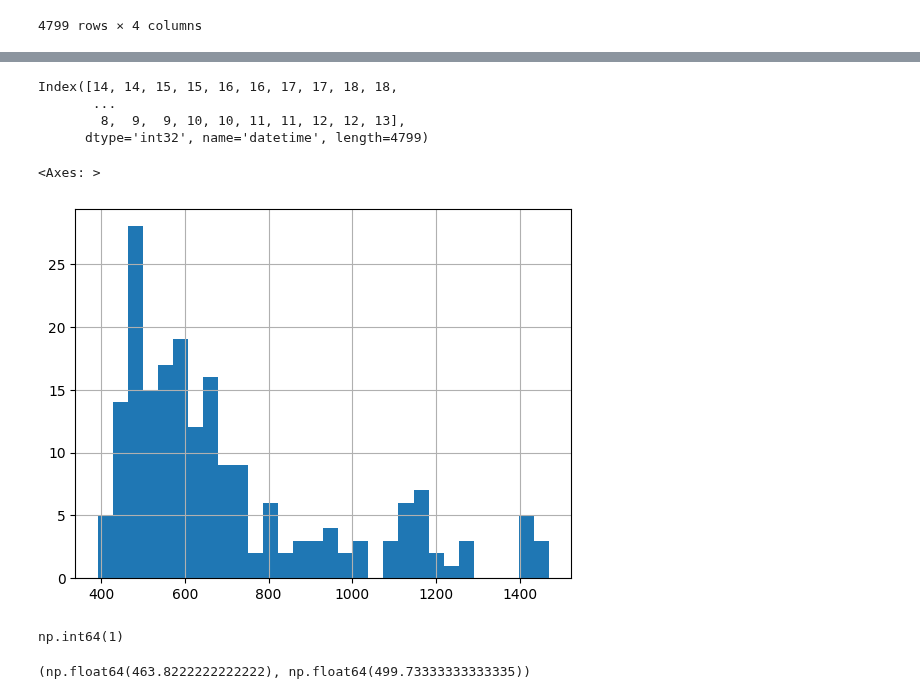
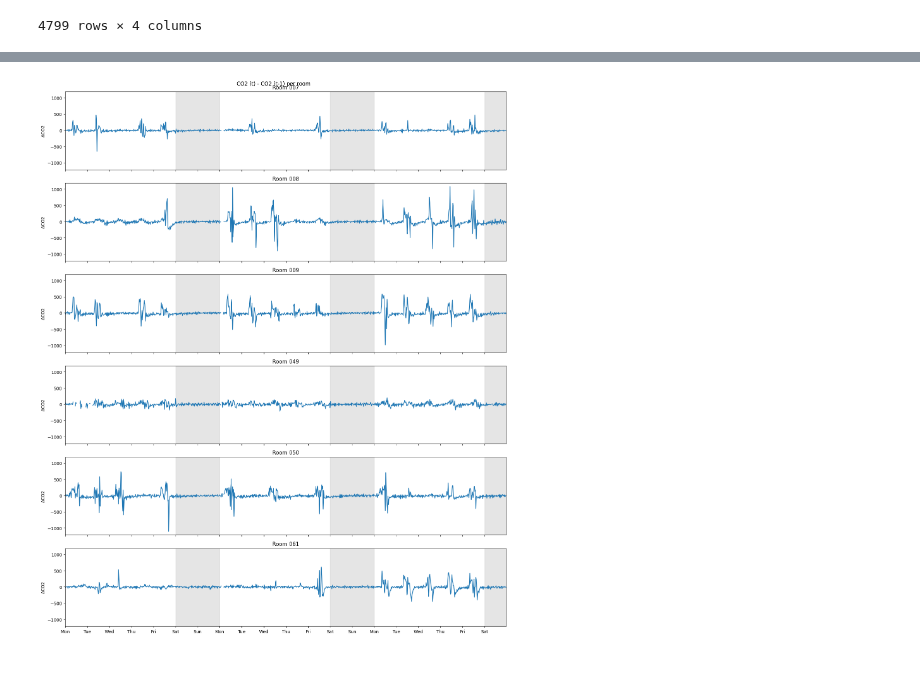
Before and after one commit to Maccen26/hmm-modelling, a Jupyter notebook: week_3.ipynb, the cells around one changed output, grey strips where cells are left out. Cells and saved outputs as stored; diff of their text form; code cells hidden in the pictures; blank space fills up the shorter version.

```diff
--- a/week_3.ipynb
+++ b/week_3.ipynb
@@ -58,7 +141,0 @@ plt.plot(df_room.index[:48*DAYS], df_room["co2"][:48*DAYS], label="CO2")
-# %%
-pd.to_datetime(df_room.index).hour
-# %% [output]
-Index([14, 14, 15, 15, 16, 16, 17, 17, 18, 18,
-       ...
-        8,  9,  9, 10, 10, 11, 11, 12, 12, 13],
-      dtype='int32', name='datetime', length=4799)
@@ -67,20 +142,10 @@ df_night = df_room[pd.to_datetime(df_room.index).hour.isin([3])]
-# %%
-df_night["co2"].hist(bins=30)
-# %% [output]
-<Axes: >
-[figure, removed]
-# %%
-df_night['co2'].isna().sum()
-# %% [output]
-np.int64(1)
-# %%
-import numpy as np
-
-counts, bin_edges = np.histogram(df_night['co2'].dropna(), bins=30)
-
-max_idx = np.argmax(counts)
-most_frequent_interval = (bin_edges[max_idx], bin_edges[max_idx + 1])
-
-print(most_frequent_interval)
-# %% [output]
-(np.float64(463.8222222222222), np.float64(499.73333333333335))
+# %%
+plot_rooms(
+    rooms,
+    transform=lambda d: d["co2"].diff().values,
+    ylabel="ΔCO2",
+    suptitle="CO2 (t) - CO2 (t-1) per room",
+    show_temp=False,
+)
+# %% [output]
+[figure, added]
```
Also changed, not shown: parts of 4 cells of this notebook, 1 other file.
